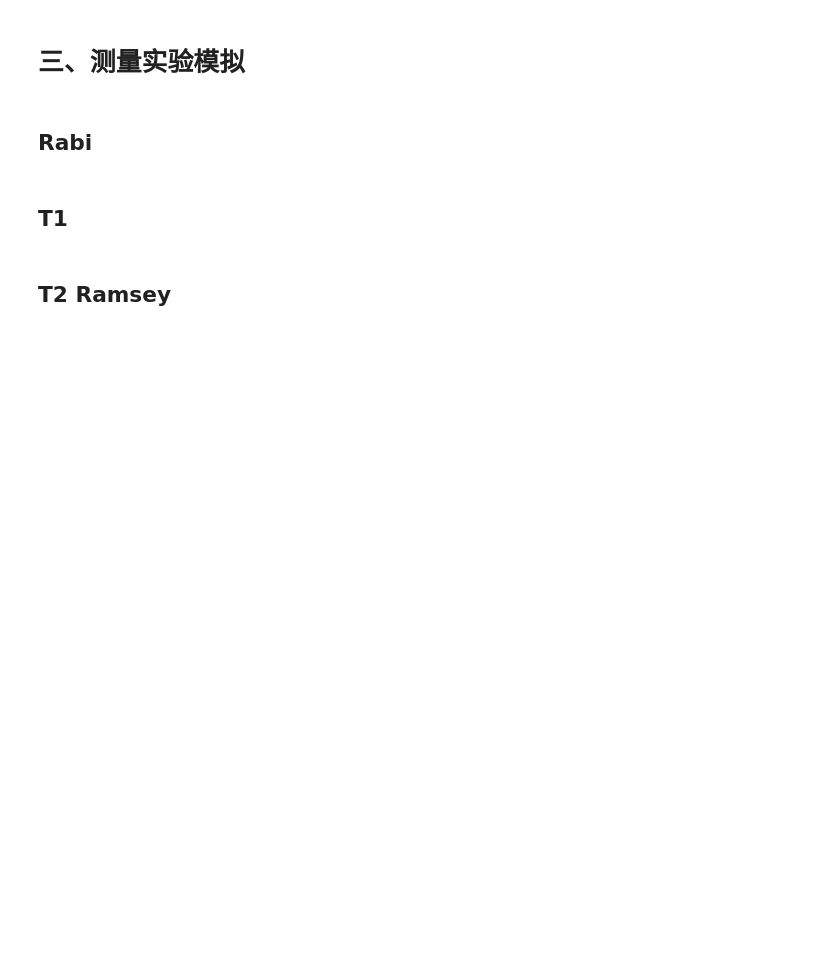
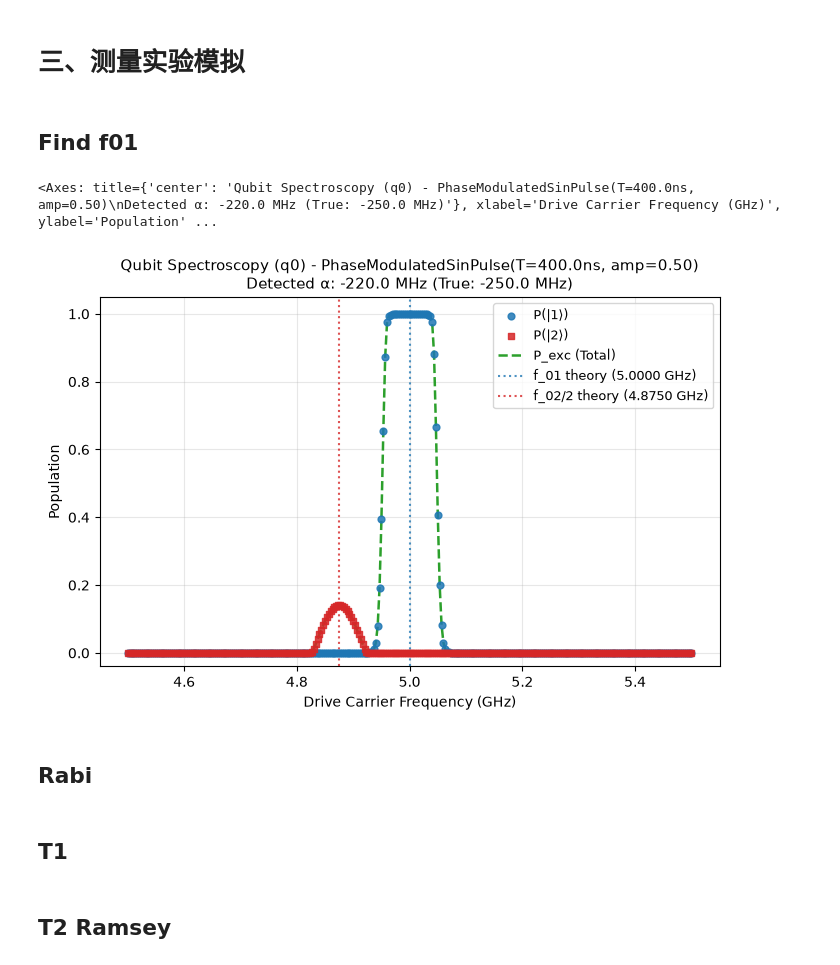
Before and after one commit to quantum-panda-a/SQPulse, a Jupyter notebook: examples/demo.ipynb, the cells around one changed output. Saved outputs shown, nothing was run; the diff lists cells and outputs as text; code cells hidden in the pictures; blank space fills up the shorter version.

```diff
--- a/examples/demo.ipynb
+++ b/examples/demo.ipynb
@@ -135,3 +141,26 @@ sim_res.plot_bloch_vector(ax=ax2)
 plt.tight_layout()
 # %% [markdown]
 # 三、测量实验模拟
+# %% [markdown]
+## Find f01
+# %%
+# 1. 初始化 Transmon（默认 levels=4, f_q=5 GHz, alpha=-250 MHz）
+q = Transmon("q0", f_q=5.0e9, alpha=-250.0e6, omega_d=2*np.pi*50e6)
+
+# 2. 方式 A：自定义相位调制脉冲进行绝热扫频 (Rapid Adiabatic Passage, RAP)
+# 注意：绝热通道需要足够的驱动幅度满足绝热条件 (amp=1.0 对应 Omega_peak = 2*pi*50 MHz)
+# 平顶反转带宽由 mod_freq=50 MHz 决定，在 [-50 MHz, +50 MHz] 范围内实现激发态完全反转
+pulse = PhaseModulatedSinPulse(duration=400e-9, amp=0.5, mod_freq=50e6, name="Phase-Modulated Sin")
+res = QubitSpectroscopyExperiment.run(
+    transmon=q,
+    pulse=pulse,
+    freq_range=(4.5e9, 5.5e9),  # 扫频范围：4.9 GHz ~ 5.1 GHz (+/- 100 MHz)
+    num_points=301,
+    dt=1e-9,
+    fit=False,
+)
+# 绘图展示激发态 P(|1>) 平顶反转特性
+res.plot()
+# %% [output]
+<Axes: title={'center': 'Qubit Spectroscopy (q0) - PhaseModulatedSinPulse(T=400.0ns, amp=0.50)\nDetected α: -220.0 MHz (True: -250.0 MHz)'}, xlabel='Drive Carrier Frequency (GHz)', ylabel='Population' ...
+[figure, added]
```
Also changed, not shown: parts of 5 cells of this notebook, 7 other files.
